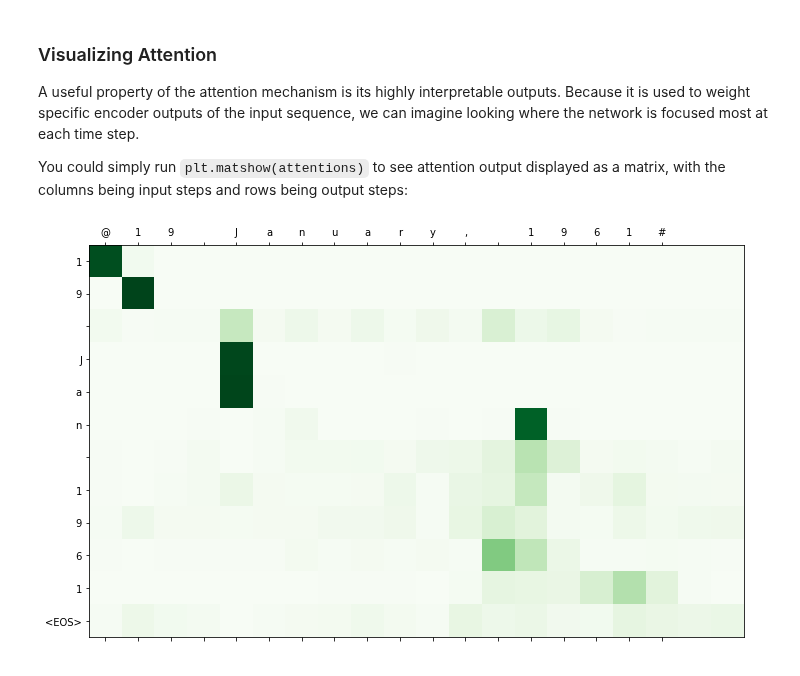
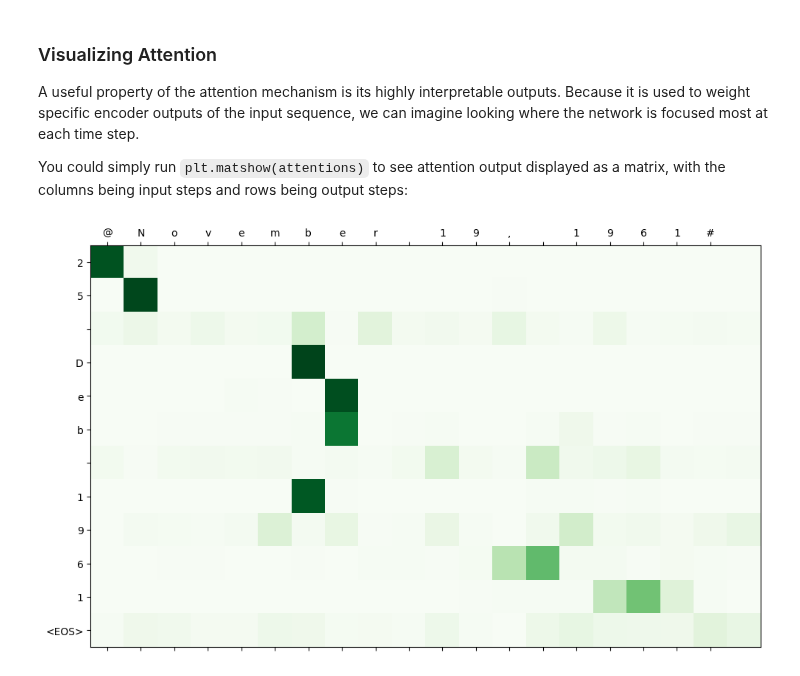
Before and after one commit to afflint/textsent, a Jupyter notebook: insights/language-models/seq2seq.ipynb, the cells around one changed output. Drawn from its saved outputs; the diff is of its cells as text; code cells hidden in the pictures.

```diff
--- a/insights/language-models/seq2seq.ipynb
+++ b/insights/language-models/seq2seq.ipynb
@@ -548,16 +553,16 @@ You could simply run ``plt.matshow(attentions)`` to see attention output
 displayed as a matrix, with the columns being input steps and rows being
 output steps:
 # %%
-input_date = "19 January, 1961"
+input_date = "November 19, 1961"
 fig, ax = plt.subplots(figsize=(10, 10))
 output_words, attentions = evaluate(
     encoder1, attn_decoder1, input_date)
 ax.matshow(attentions.numpy(), cmap='Greens')
 ax.set_xticks(range(len(input_date) + 2))
 ax.set_xticklabels(['@'] + [x for x in input_date] + ['#'])
 ax.set_yticks(range(len(output_words)))
 ax.set_yticklabels([x for x in output_words])
 plt.tight_layout()
 plt.show()
 # %% [output]
-[figure, old version]
+[figure, new version]
```
Also changed, not shown: parts of 9 cells of this notebook, 3 other files.
